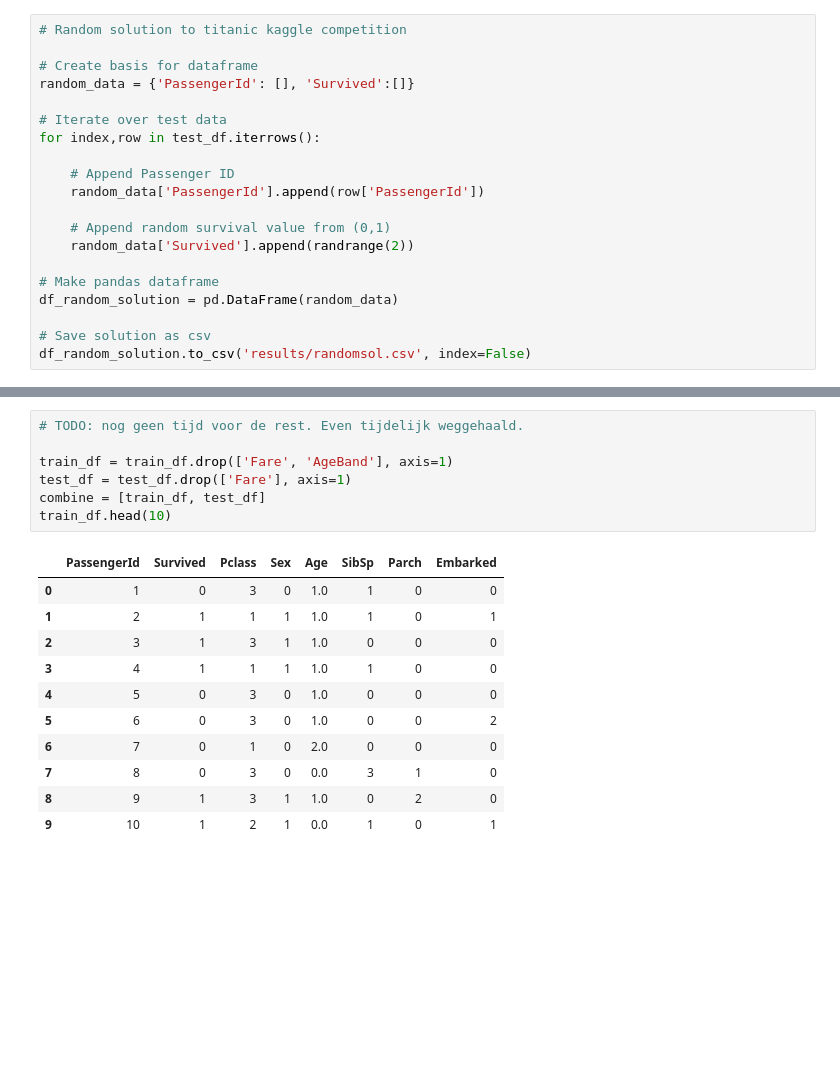
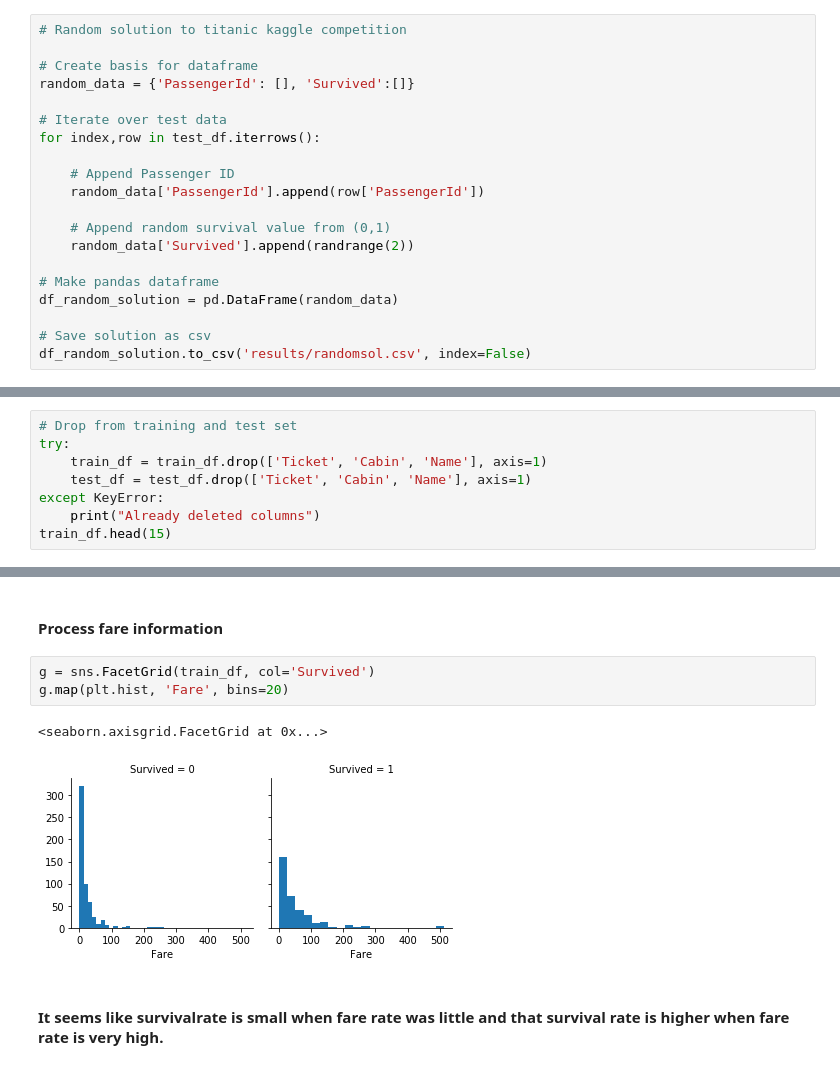
Before and after one commit to NatasjaWezel/DataMiningTechniques, a Jupyter notebook: assignment1_task2.ipynb, the cells around one changed output, grey strips where cells are left out. Saved outputs shown, nothing was run; the diff lists cells and outputs as text; blank space fills up the shorter version.

```diff
--- a/assignment1_task2.ipynb
+++ b/assignment1_task2.ipynb
@@ -235,0 +166,8 @@ train_df.head()
+# %%
+# Drop from training and test set
+try:
+    train_df = train_df.drop(['Ticket', 'Cabin', 'Name'], axis=1)
+    test_df = test_df.drop(['Ticket', 'Cabin', 'Name'], axis=1)
+except KeyError:
+    print("Already deleted columns")
+train_df.head(15)
@@ -262,19 +256,10 @@ S
-# %%
-# TODO: nog geen tijd voor de rest. Even tijdelijk weggehaald.
-
-train_df = train_df.drop(['Fare', 'AgeBand'], axis=1)
-test_df = test_df.drop(['Fare'], axis=1)
-combine = [train_df, test_df]
-train_df.head(10)
-# %% [output]
-|  | PassengerId | Survived | Pclass | Sex | Age | SibSp | Parch | Embarked |
-| 0 | 1 | 0 | 3 | 0 | 1.0 | 1 | 0 | 0 |
-| 1 | 2 | 1 | 1 | 1 | 1.0 | 1 | 0 | 1 |
-| 2 | 3 | 1 | 3 | 1 | 1.0 | 0 | 0 | 0 |
-| 3 | 4 | 1 | 1 | 1 | 1.0 | 1 | 0 | 0 |
-| 4 | 5 | 0 | 3 | 0 | 1.0 | 0 | 0 | 0 |
-| 5 | 6 | 0 | 3 | 0 | 1.0 | 0 | 0 | 2 |
-| 6 | 7 | 0 | 1 | 0 | 2.0 | 0 | 0 | 0 |
-| 7 | 8 | 0 | 3 | 0 | 0.0 | 3 | 1 | 0 |
-| 8 | 9 | 1 | 3 | 1 | 1.0 | 0 | 2 | 0 |
-| 9 | 10 | 1 | 2 | 1 | 0.0 | 1 | 0 | 1 |
+# %% [markdown]
+#### Process fare information
+# %%
+g = sns.FacetGrid(train_df, col='Survived')
+g.map(plt.hist, 'Fare', bins=20)
+# %% [output]
+<seaborn.axisgrid.FacetGrid at 0x...>
+[figure, added]
+# %% [markdown]
+#### It seems like survivalrate is small when fare rate was little and that survival rate is higher when fare rate is very high.
```
Also changed, not shown: parts of 15 cells of this notebook, 1 other file.
